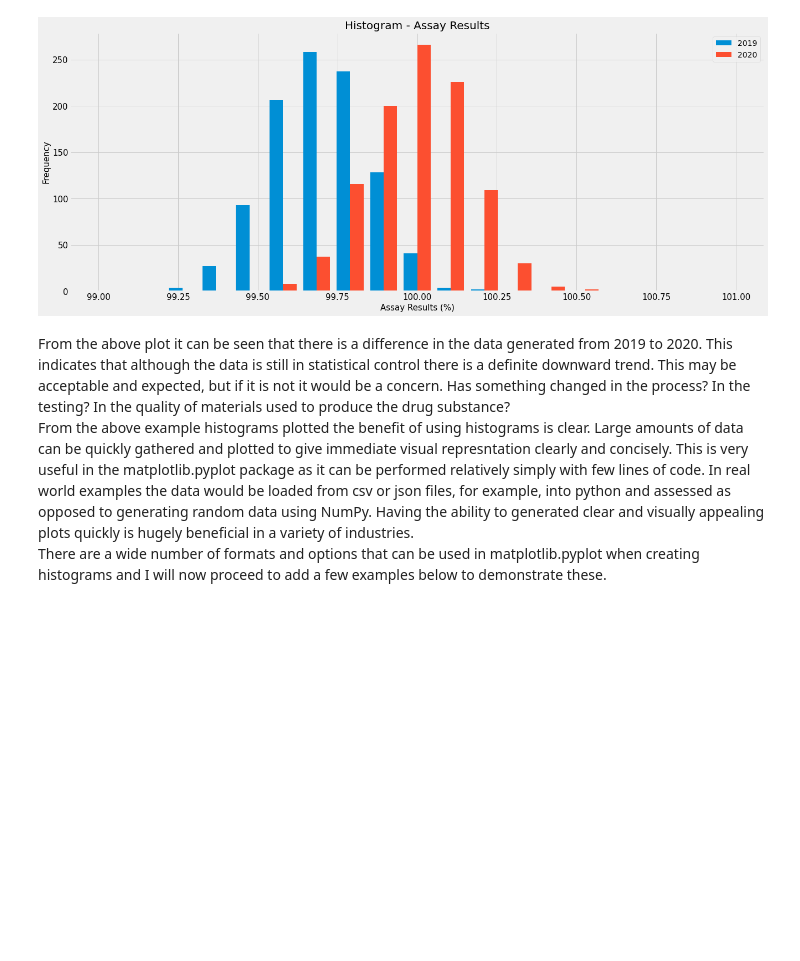
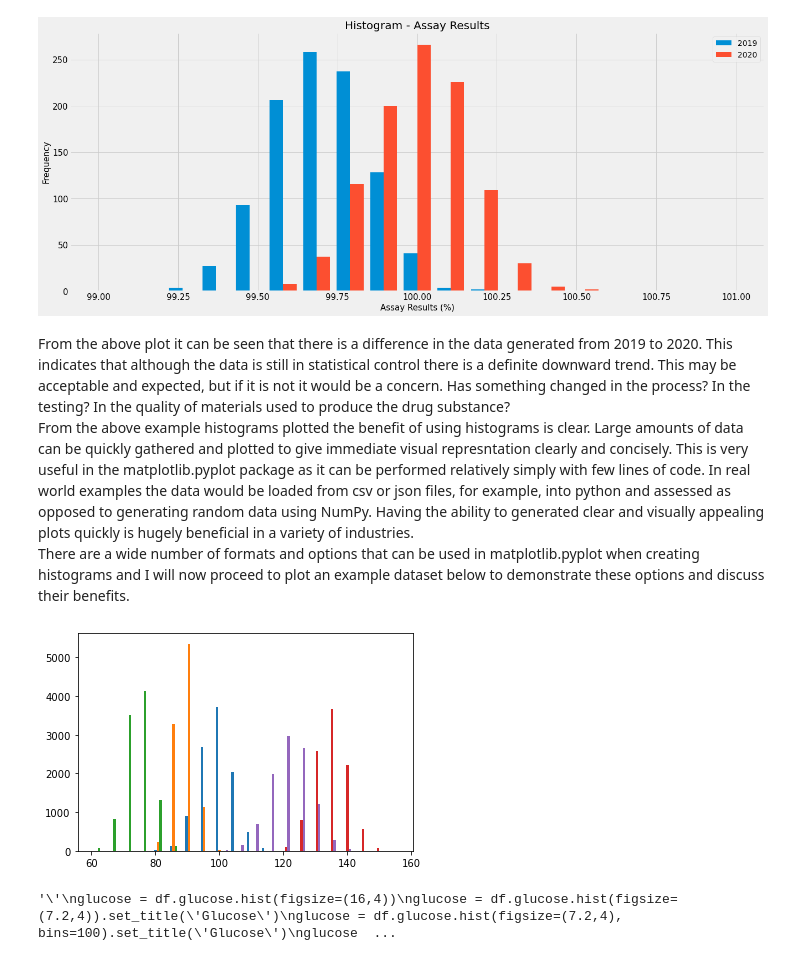
Before and after one commit to G00398275/FODA2021, a Jupyter notebook: pyplot.ipynb, the cells around one changed output. Drawn from its saved outputs; the diff is of its cells as text; code cells hidden in the pictures; blank space fills up the shorter version.

Commit message:
Adding further examples of histograms to pyplot.ipynb

```diff
--- a/pyplot.ipynb
+++ b/pyplot.ipynb
@@ -229,4 +229,18 @@ plt.show()
 # %% [markdown]
 From the above plot it can be seen that there is a difference in the data generated from 2019 to 2020. This indicates that although the data is still in statistical control there is a definite downward trend. This may be acceptable and expected, but if it is not it would be a concern. Has something changed in the process? In the testing? In the quality of materials used to produce the drug substance?
 From the above example histograms plotted the benefit of using histograms is clear. Large amounts of data can be quickly gathered and plotted to give immediate visual represntation clearly and concisely. This is very useful in the matplotlib.pyplot package as it can be performed relatively simply with few lines of code. In real world examples the data would be loaded from csv or json files, for example, into python and assessed as opposed to generating random data using NumPy. Having the ability to generated clear and visually appealing plots quickly is hugely beneficial in a variety of industries.
-There are a wide number of formats and options that can be used in matplotlib.pyplot when creating histograms and I will now proceed to add a few examples below to demonstrate these.
+There are a wide number of formats and options that can be used in matplotlib.pyplot when creating histograms and I will now proceed to plot an example dataset below to demonstrate these options and discuss their benefits.
+# %%
+# Generating sets of random data for plotting, using numpy.random
+# Calling normal distributions with different means and standard deviations
+set1 = np.random.normal(100, 5, 10000)
+set2 = np.random.normal(90, 3, 10000)
+set3 = np.random.normal(75, 4, 10000)
+set4 = np.random.normal(134, 5, 10000)
+set5 = np.random.normal(121, 6, 10000)
+
+plt.hist ([set1, set2, set3, set4, set5], bins=20)
+plt.show()
+# %% [output]
+[figure, added]
+'\'\nglucose = df.glucose.hist(figsize=(16,4))\nglucose = df.glucose.hist(figsize=(7.2,4)).set_title(\'Glucose\')\nglucose = df.glucose.hist(figsize=(7.2,4), bins=100).set_title(\'Glucose\')\nglucose  ...
```
Also changed, not shown: parts of 8 cells of this notebook.
